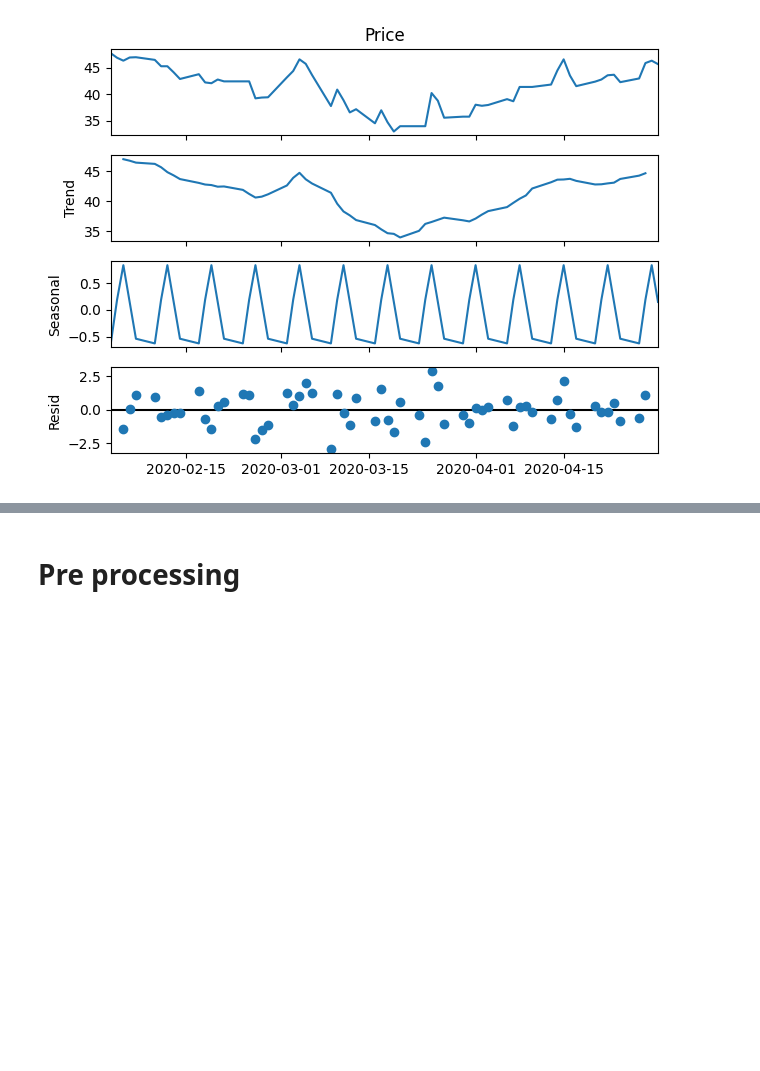
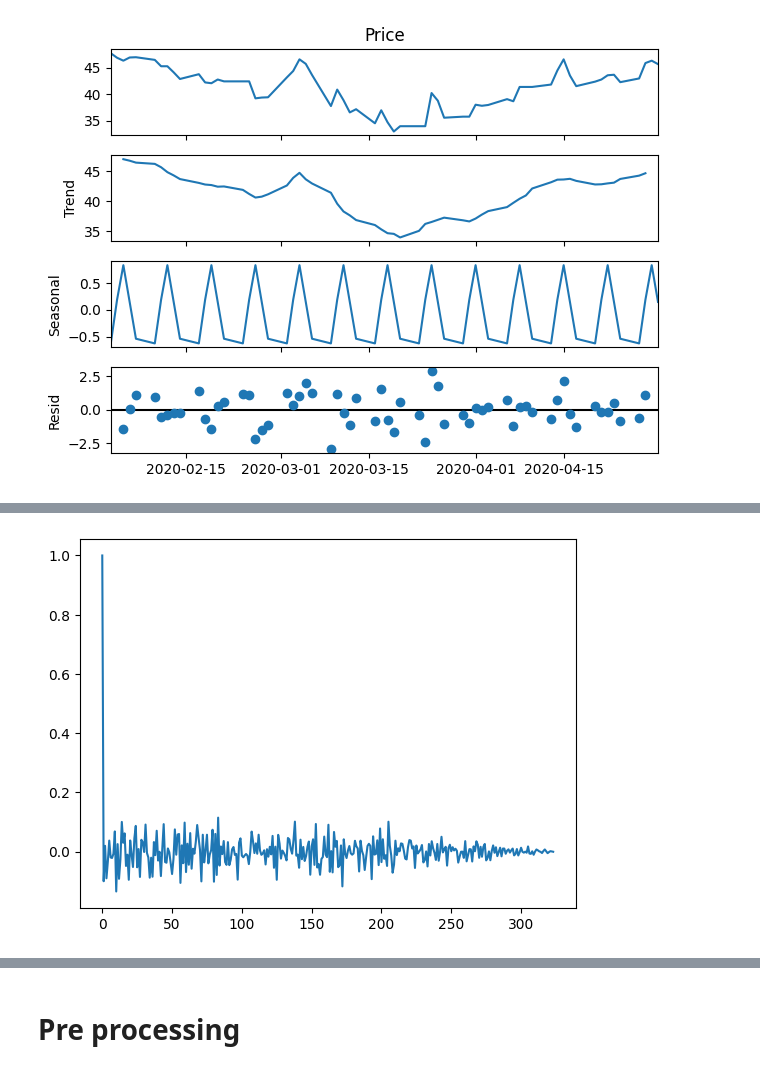
Before and after one commit to Ilvecho/Value-Investor, a Jupyter notebook: Project_5.ipynb, the cells around one changed output, grey strips where cells are left out. Drawn from its saved outputs; the diff is of its cells as text; code cells hidden in the pictures; blank space fills up the shorter version.

```diff
--- a/Project_5.ipynb
+++ b/Project_5.ipynb
@@ -103,0 +112,7 @@ looking at the above figure it seems that a **weekly seasonality** is present in
+# %%
+diff_ac = sm.tsa.acf(exp_data_diff, nlags=len(exp_data_diff)-1)
+
+plt.plot(diff_ac)
+plt.show()
+# %% [output]
+[figure, added]
```
Also changed, not shown: parts of 16 cells of this notebook.
